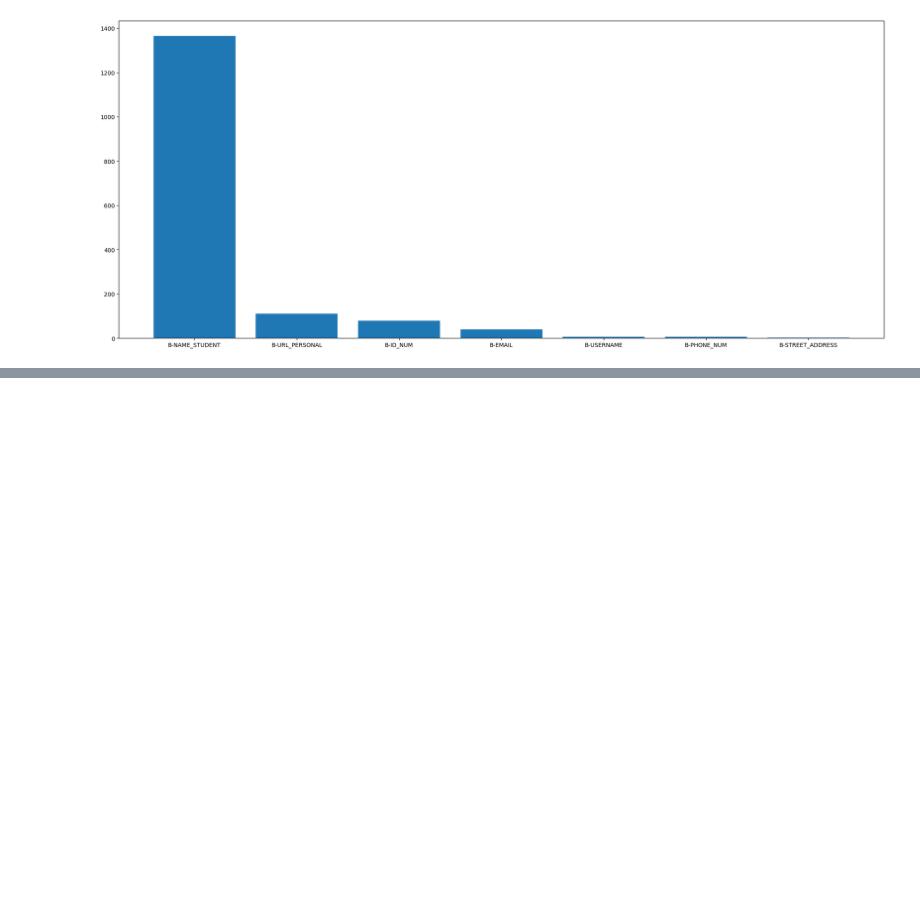
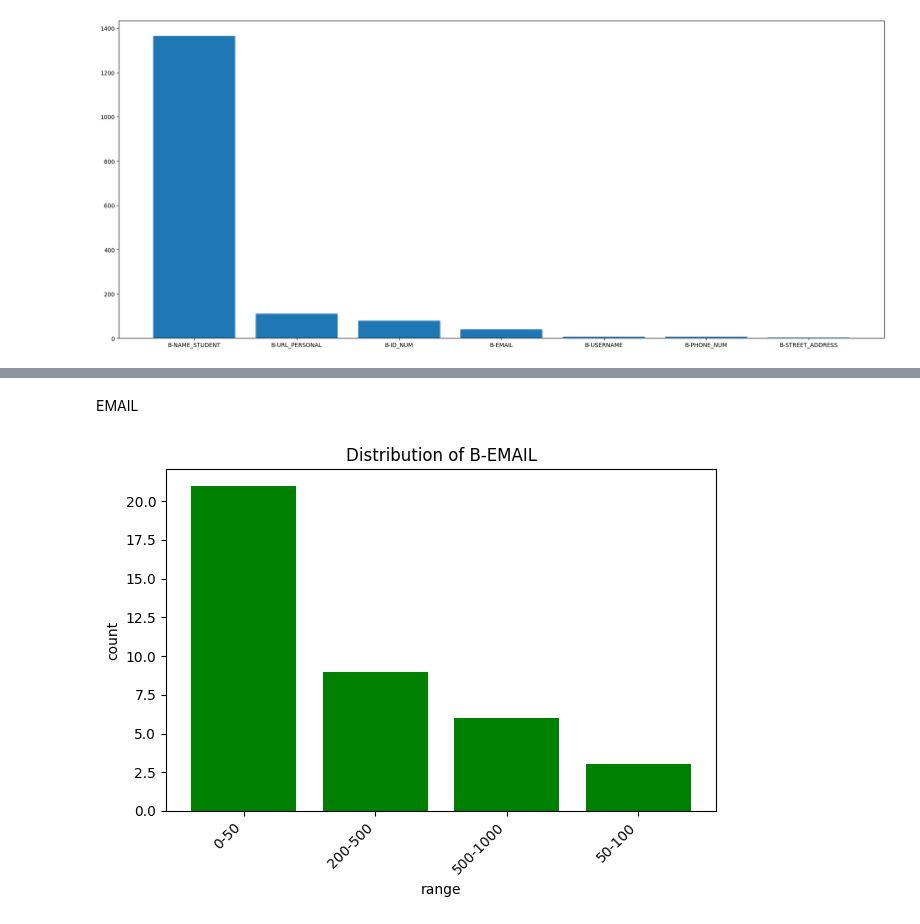
Before and after one commit to tubks/pii-projet-tal, a Jupyter notebook: notebooks/data_exploration.ipynb, the cells around one changed output, grey strips where cells are left out. Cells and saved outputs as stored; diff of their text form; code cells hidden in the pictures; blank space fills up the shorter version.

```diff
--- a/notebooks/data_exploration.ipynb
+++ b/notebooks/data_exploration.ipynb
@@ -315,0 +346,6 @@ df = pd.DataFrame(data)
+# %% [markdown]
+EMAIL
+# %%
+plot_label_distribution(df, label='B-EMAIL', color='green')
+# %% [output]
+[figure, added]
```
Also changed, not shown: parts of 19 cells of this notebook.
